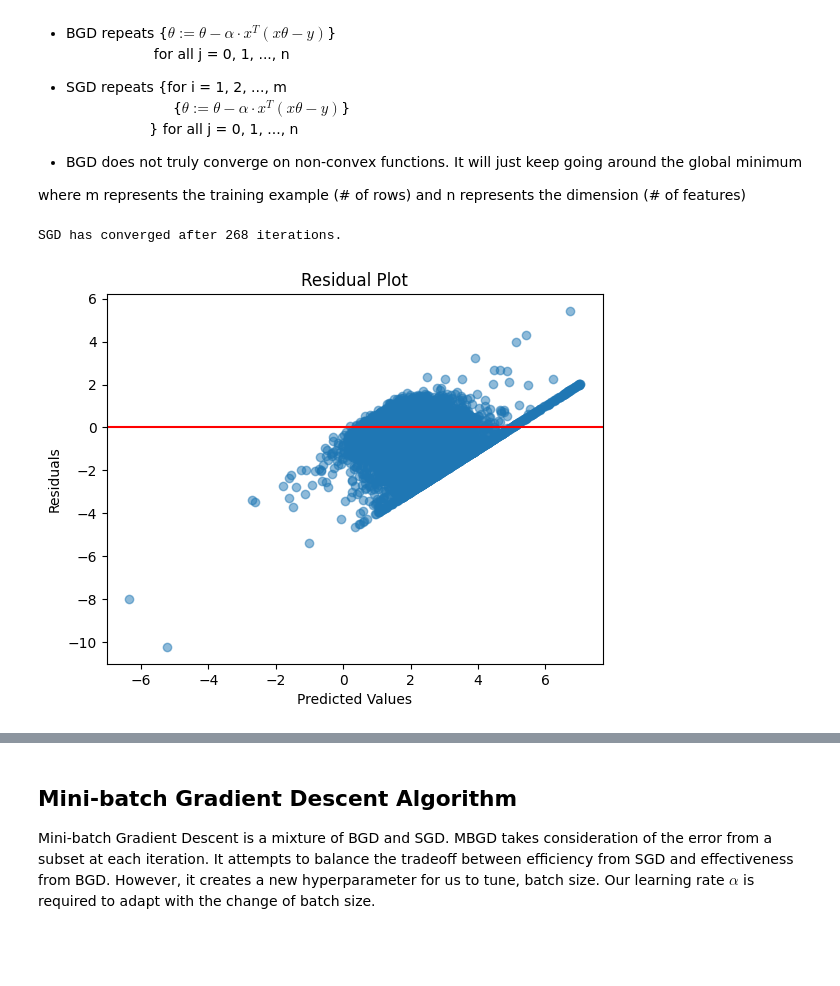
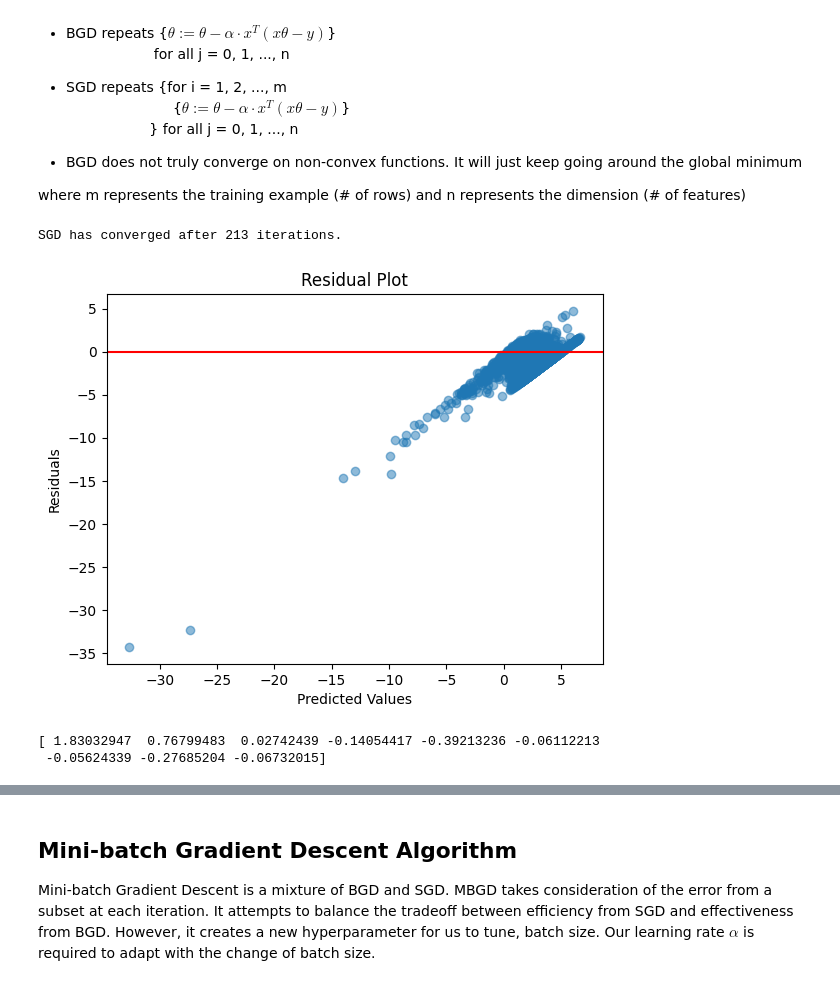
Before and after one commit to howiess/Data-Science, a Jupyter notebook: Supervised Learning/Gradient Descent.ipynb, the cells around one changed output, grey strips where cells are left out. Saved outputs shown, nothing was run; the diff lists cells and outputs as text; code cells hidden in the pictures; blank space fills up the shorter version.

```diff
--- a/Supervised Learning/Gradient Descent.ipynb
+++ b/Supervised Learning/Gradient Descent.ipynb
@@ -216,9 +216,12 @@ def sgd(X,Y,tau=0.001,alpha=0.01,max_itr=1000,
     return theta,epsilons, all_predictions
 # %%
 # Use the sgd function
-theta_sgd, epsilons, all_predictions= sgd(X, y, plot_residuals=True)
+theta_sgd, epsilons, all_predictions_sgd= sgd(X, y, plot_residuals=True)
+print(theta_sgd.ravel())
 # %% [output]
-SGD has converged after 268 iterations.
+SGD has converged after 213 iterations.
-[figure, old version]
+[figure, new version]
+[ 1.83032947  0.76799483  0.02742439 -0.14054417 -0.39213236 -0.06112213
+ -0.05624339 -0.27685204 -0.06732015]
 # %%
 # Compute MSE for all predictions
```
Also changed, not shown: parts of 7 cells of this notebook.
